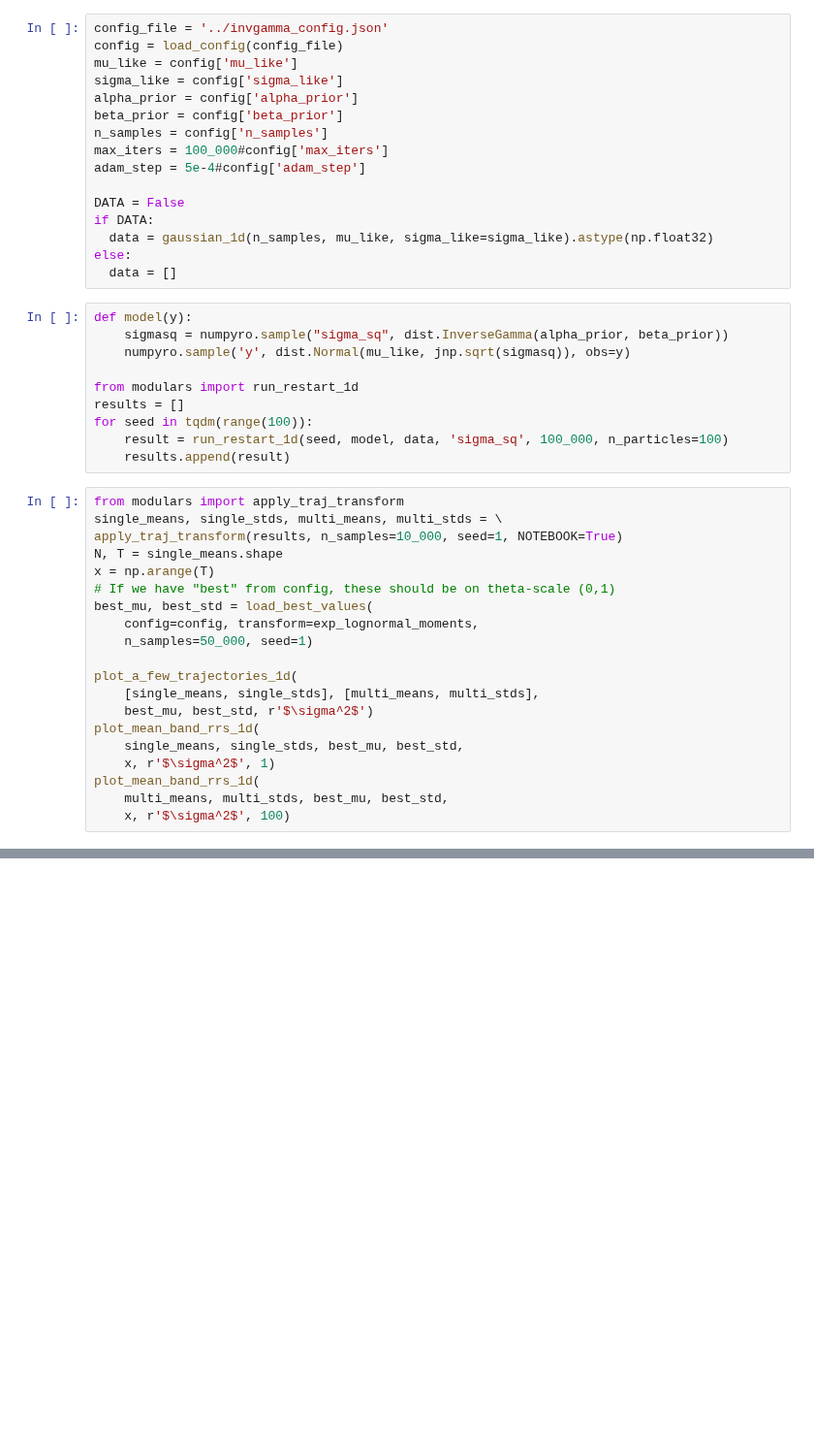
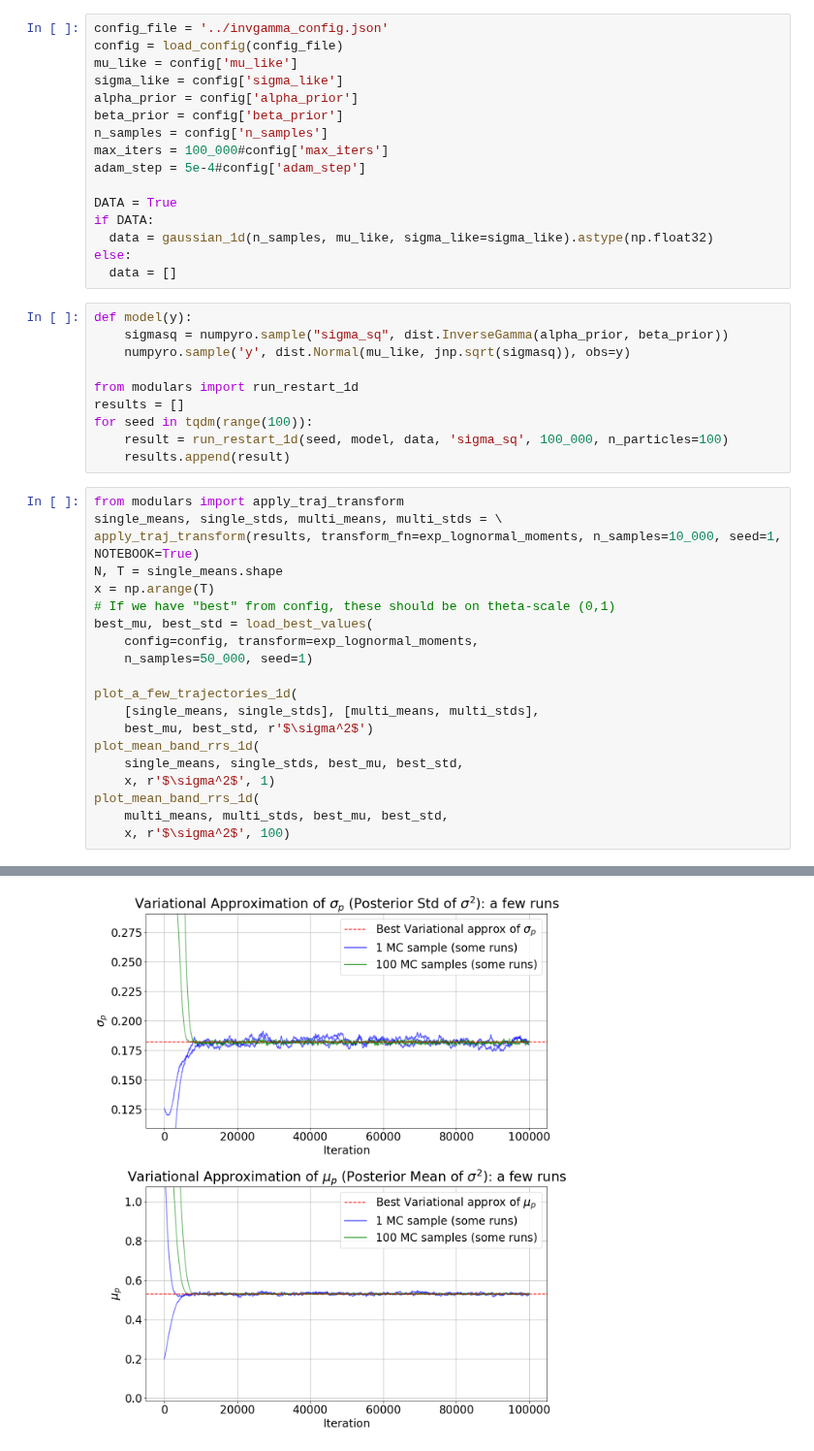
Before and after one commit to madelynandersen/simpleVI, a Jupyter notebook: single_MC/invgamma_gaussianknownmean/random_restarts/rr_numpyro_invgam.ipynb, the cells around one changed output, grey strips where cells are left out. Shown at 97% size. Saved outputs shown, nothing was run; the diff lists cells and outputs as text; blank space fills up the shorter version.

```diff
--- a/single_MC/invgamma_gaussianknownmean/random_restarts/rr_numpyro_invgam.ipynb
+++ b/single_MC/invgamma_gaussianknownmean/random_restarts/rr_numpyro_invgam.ipynb
@@ -20,7 +20,7 @@ n_samples = config['n_samples']
 max_iters = 100_000#config['max_iters']
 adam_step = 5e-4#config['adam_step']
 
-DATA = False
+DATA = True
 if DATA:
   data = gaussian_1d(n_samples, mu_like, sigma_like=sigma_like).astype(np.float32)
 else:
@@ -38,7 +38,7 @@ for seed in tqdm(range(100)):
 # %%
 from modulars import apply_traj_transform
 single_means, single_stds, multi_means, multi_stds = \
-apply_traj_transform(results, n_samples=10_000, seed=1, NOTEBOOK=True)
+apply_traj_transform(results, transform_fn=exp_lognormal_moments, n_samples=10_000, seed=1, NOTEBOOK=True)
 N, T = single_means.shape
 x = np.arange(T)
 # If we have "best" from config, these should be on theta-scale (0,1)
@@ -59,0 +59 @@ TypeError: <lambda>() got an unexpected keyword argument 'n_samples'
+[figure, added]
```
Also changed, not shown: parts of 1 cell of this notebook, 10 other files.
